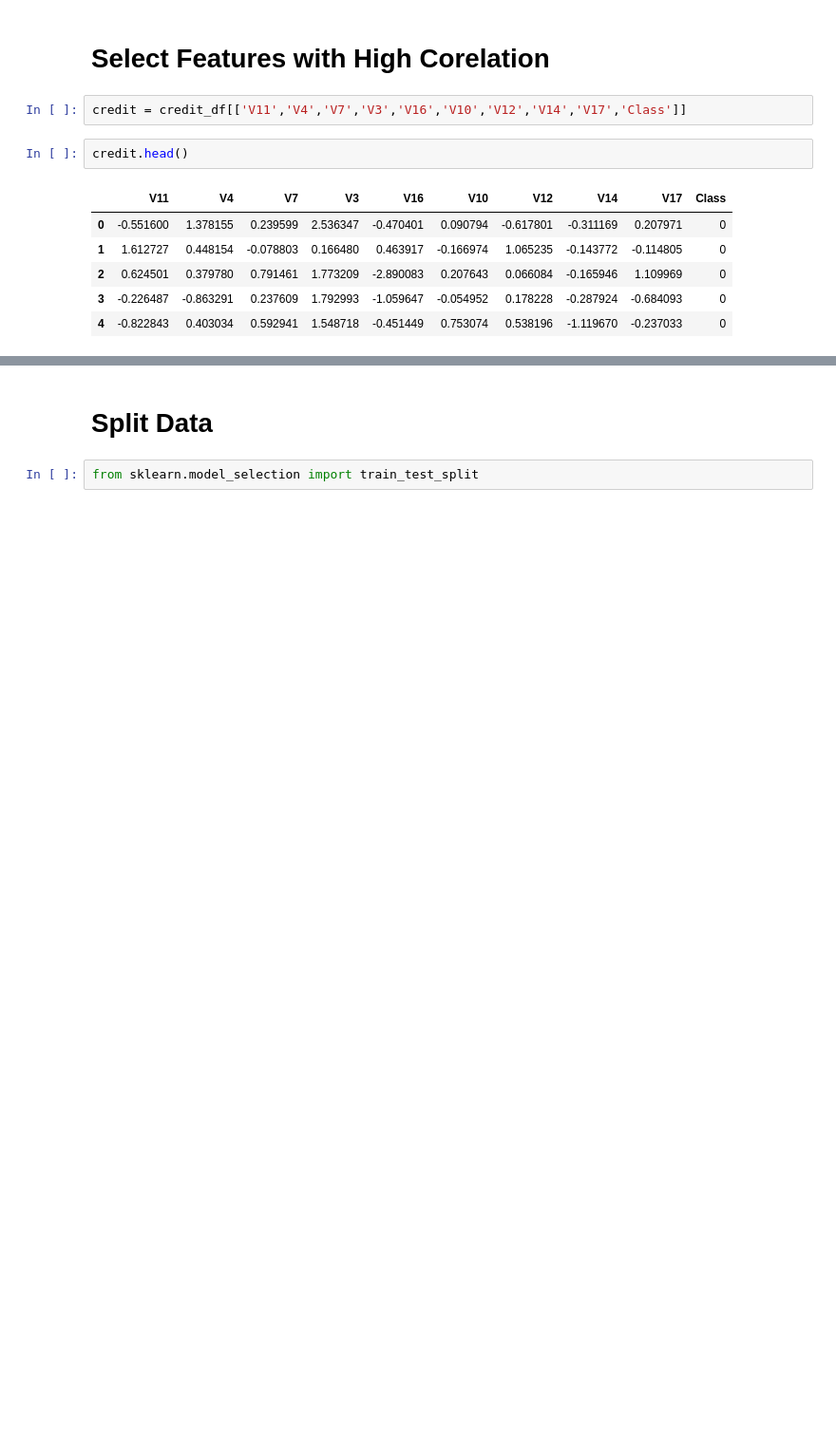
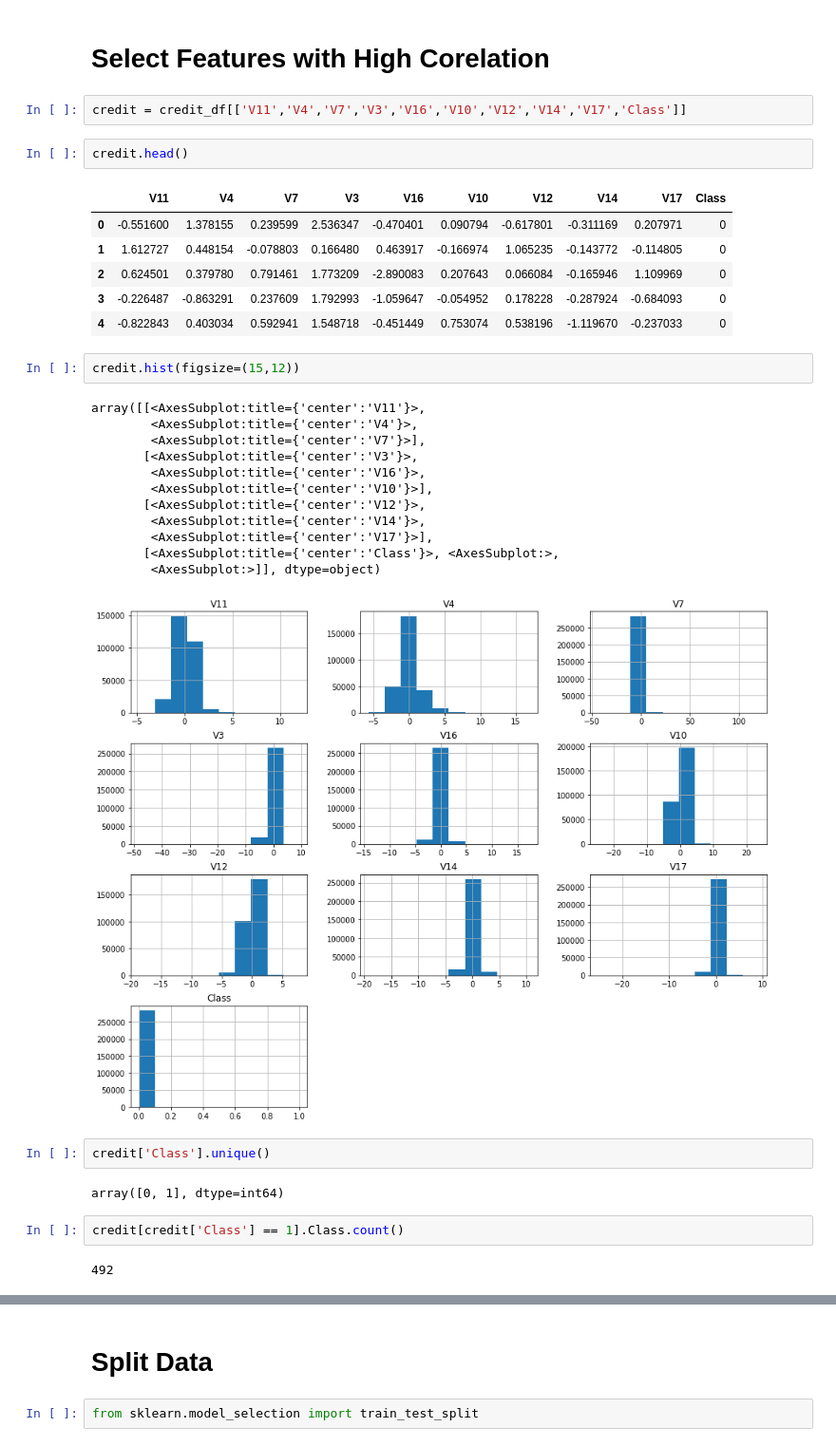
Before and after one commit to amiicool/PIAIC_Assignments, a Jupyter notebook: Deep Learning Assignments/Credit Card Fraud Detection assignment-PIAIC119852.ipynb, the cells around one changed output, grey strips where cells are left out. Shown at 95% size. Saved outputs shown, nothing was run; the diff lists cells and outputs as text; blank space fills up the shorter version.

```diff
--- a/Deep Learning Assignments/Credit Card Fraud Detection assignment-PIAIC119852.ipynb
+++ b/Deep Learning Assignments/Credit Card Fraud Detection assignment-PIAIC119852.ipynb
@@ -134,3 +134,26 @@ credit.head()
 | 2 | 0.624501 | 0.379780 | 0.791461 | 1.773209 | -2.890083 | 0.207643 | 0.066084 | -0.165946 | 1.109969 | 0 |
 | 3 | -0.226487 | -0.863291 | 0.237609 | 1.792993 | -1.059647 | -0.054952 | 0.178228 | -0.287924 | -0.684093 | 0 |
 | 4 | -0.822843 | 0.403034 | 0.592941 | 1.548718 | -0.451449 | 0.753074 | 0.538196 | -1.119670 | -0.237033 | 0 |
+# %%
+credit.hist(figsize=(15,12))
+# %% [output]
+array([[<AxesSubplot:title={'center':'V11'}>,
+        <AxesSubplot:title={'center':'V4'}>,
+        <AxesSubplot:title={'center':'V7'}>],
+       [<AxesSubplot:title={'center':'V3'}>,
+        <AxesSubplot:title={'center':'V16'}>,
+        <AxesSubplot:title={'center':'V10'}>],
+       [<AxesSubplot:title={'center':'V12'}>,
+        <AxesSubplot:title={'center':'V14'}>,
+        <AxesSubplot:title={'center':'V17'}>],
+       [<AxesSubplot:title={'center':'Class'}>, <AxesSubplot:>,
+        <AxesSubplot:>]], dtype=object)
+[figure, added]
+# %%
+credit['Class'].unique()
+# %% [output]
+array([0, 1], dtype=int64)
+# %%
+credit[credit['Class'] == 1].Class.count()
+# %% [output]
+492
```
Also changed, not shown: parts of 46 cells of this notebook.
